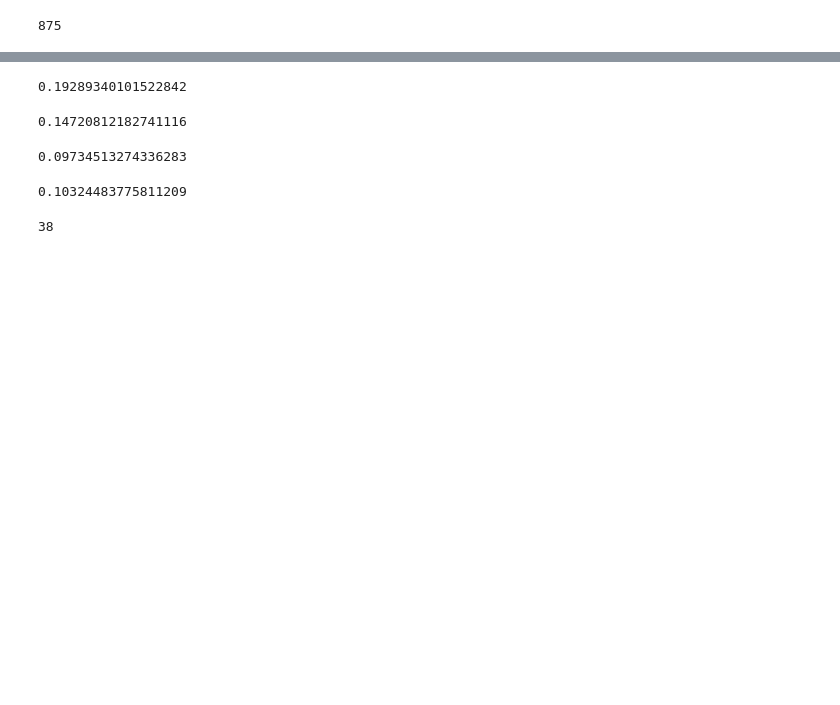
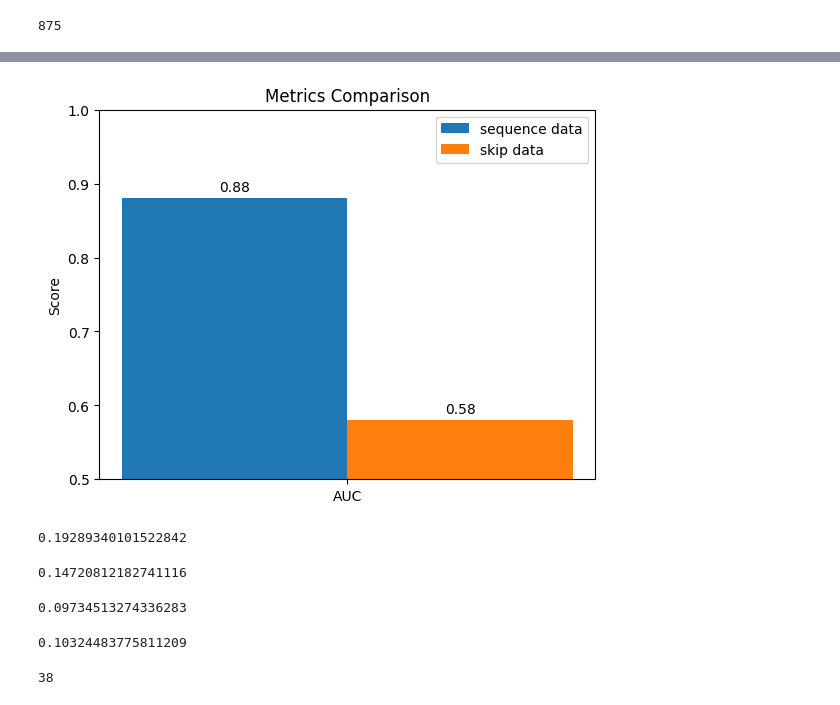
Before and after one commit to WhiteBlacken/eye_algorithm, a Jupyter notebook: skip_feature_analysis_final.ipynb, the cells around one changed output, grey strips where cells are left out. Saved outputs shown, nothing was run; the diff lists cells and outputs as text; code cells hidden in the pictures; blank space fills up the shorter version.

```diff
--- a/skip_feature_analysis_final.ipynb
+++ b/skip_feature_analysis_final.ipynb
@@ -106,3 +200,48 @@ AUC: 0.867892651566121
+# %%
+# 跳读和非跳读的性能画图
+import matplotlib.pyplot as plt
+import numpy as np
+
+# 对照组的指标值
+control_group = [0.88]
+# 实验组的指标值
+experimental_group = [0.58]
+
+# 指标名称
+metrics = ['AUC']
+
+x = np.arange(len(metrics))  # 标签位置
+width = 0.35  # 柱状图的宽度
+
+fig, ax = plt.subplots()
+
+rects1 = ax.bar(x - width/2, control_group, width, label='sequence data')
+rects2 = ax.bar(x + width/2, experimental_group, width, label='skip data')
+
+# 为图表添加一些属性
+ax.set_ylabel('Score')
+ax.set_title('Metrics Comparison')
+ax.set_xticks(x)
+ax.set_xticklabels(metrics)
+ax.legend()
+ax.set_ylim(0.5, 1)
+# 在柱状图上添加具体的数值标签
+def autolabel(rects):
+    for rect in rects:
+        height = rect.get_height()
+        ax.annotate('{:.2f}'.format(height),
+                    xy=(rect.get_x() + rect.get_width() / 2, height),
+                    xytext=(0, 3),  # 3 点垂直偏移
+                    textcoords="offset points",
+                    ha='center', va='bottom')
+
+
+autolabel(rects1)
+autolabel(rects2)
+
+plt.show()
+# %% [output]
+[figure, added]
 # %%
 # 换个切入点，看跳读本身存在什么样的特征，如何去理解
 # %%
```
Also changed, not shown: parts of 9 cells of this notebook, 2 other files.
